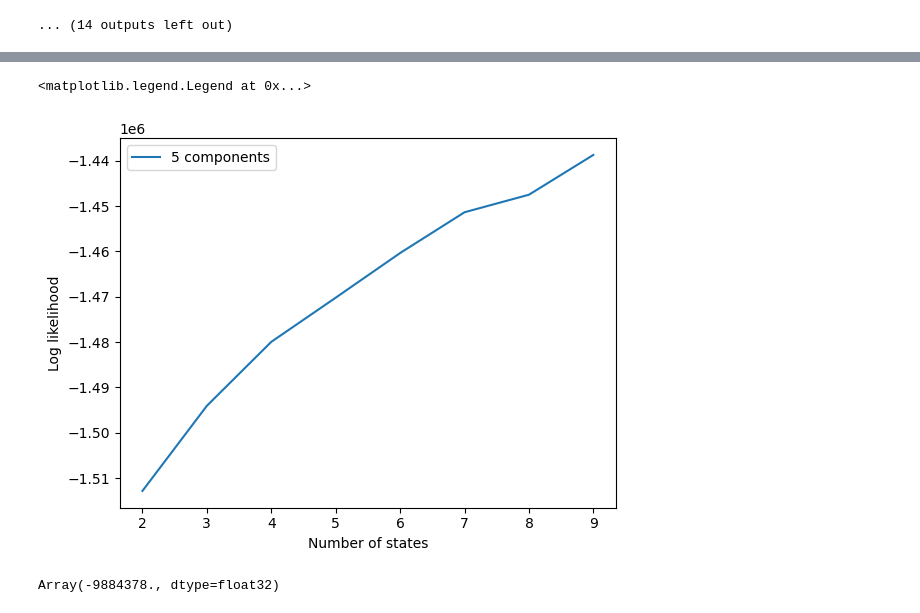
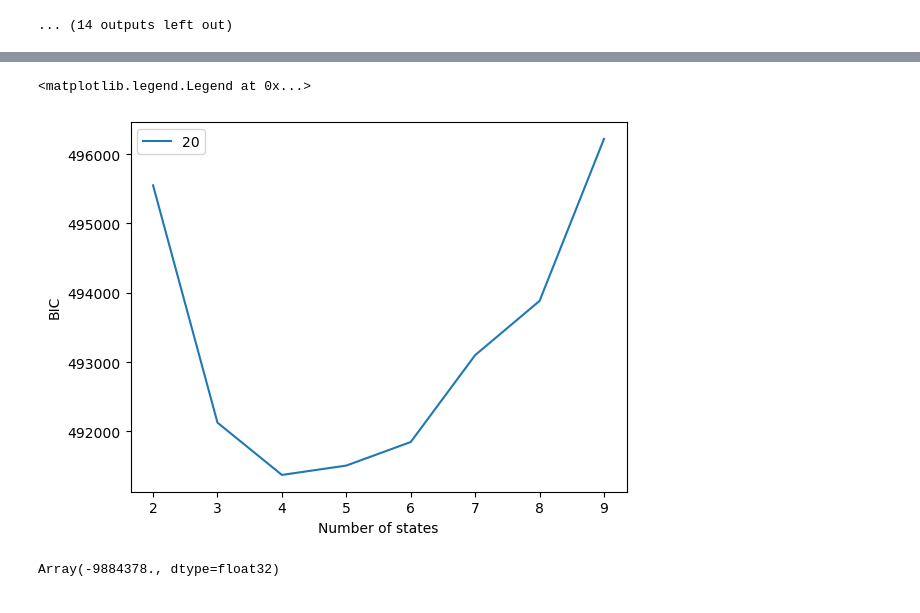
Before and after one commit to MarcoZenari/brainhackRome2025, a Jupyter notebook: hmm_fit.ipynb, the cells around one changed output, grey strips where cells are left out. Cells and saved outputs as stored; diff of their text form; code cells hidden in the pictures.

```diff
--- a/hmm_fit.ipynb
+++ b/hmm_fit.ipynb
@@ -329,6 +329,7 @@ stimuli = calculate_volume_pattern(events, TR, n_time)
 ### concatenating the data
 x = data_zsc.transpose(1, 0, 2).reshape(n_parcels, n_time * n_subject)
 print('Shape of the concatenated data:', x.shape)
+total_time_points = x.shape[1]
 # %% [output]
 Shape of the concatenated data: (434, 107967)
 # %%
@@ -763,11 +764,21 @@ WARNING:2025-04-10 11:57:25,117:jax._src.xla_bridge:967: An NVIDIA GPU may be pr
 WARNING:2025-04-10 11:57:26,120:jax._src.xla_bridge:967: An NVIDIA GPU may be present on this machine, but a CUDA-enabled jaxlib is not installed. Falling back to cpu.
  |----------------------------------------| 0.00% [0/50 00:00<?]
 ... (14 outputs left out)
+# %%
+def num_params_gaussian_hmm(K, D):
+    init_probs = K - 1                  # Initial state probs (sum to 1)
+    transitions = K * (K - 1)           # Rows of transition matrix sum to 1
+    means = K * D                       # One mean vector per state
+    covs = K * D * (D + 1) // 2         # One full cov matrix per state
+    return init_probs + transitions + means + covs
 # %%
 heatmap_data = []
 for line in results:
     n_states, n_components, params, lls = line
-    heatmap_data.append([n_states, n_components, lls[-1].item()])
+     # Compute BIC
+    num_params = num_params_gaussian_hmm(n_states, n_components)
+    bic = -2 * lls[-1].item()/n_states + np.log(total_time_points) * num_params
+    heatmap_data.append([n_states, n_components, bic])
 
 heatmap_data = np.array(heatmap_data)
 heatmap = heatmap_data[:, 2].reshape(len(n_components_list), len(n_states_list))
@@ -803,11 +806,12 @@ plt.show()
 # %%
-plt.plot(n_states_list, heatmap[1, :], label='5 components')
+chosen_n_comp = 3
+plt.plot(n_states_list, heatmap[chosen_n_comp, :], label=n_components_list[chosen_n_comp])
 plt.xlabel('Number of states')
-plt.ylabel('Log likelihood')
+plt.ylabel('BIC')
 plt.legend()
 # %% [output]
 <matplotlib.legend.Legend at 0x...>
-[figure, old version]
+[figure, new version]
 # %%
 lls[-1]
 # %% [output]
```
Also changed, not shown: parts of 3 cells of this notebook.
